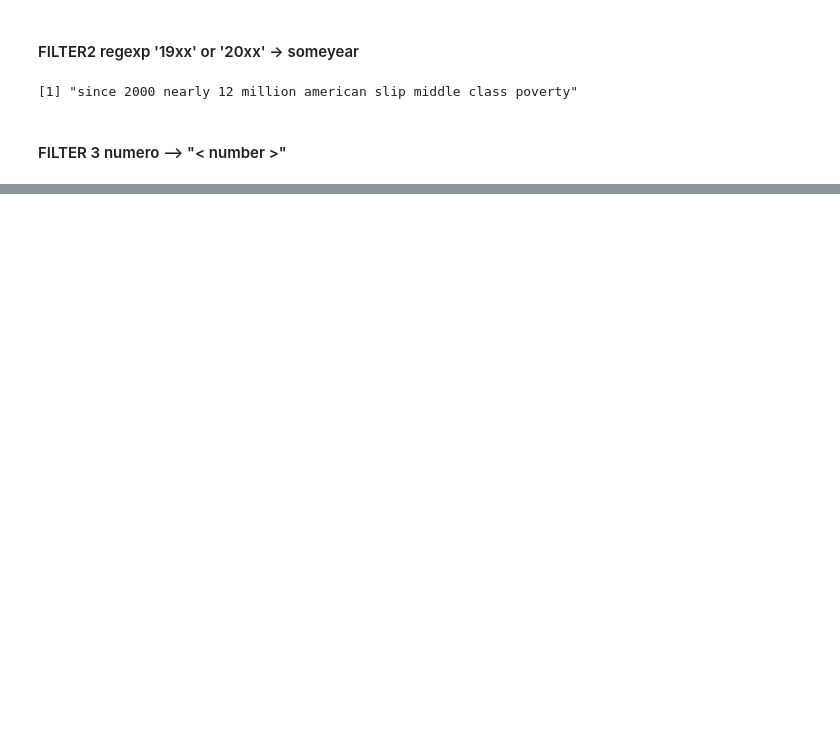
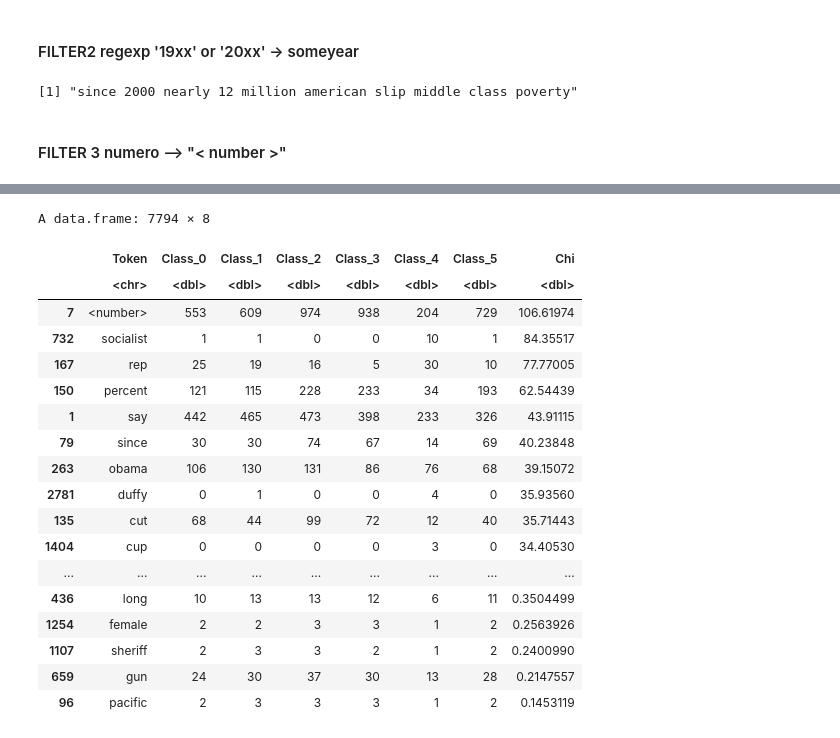
Before and after one commit to s1m0n32001/BayesianFakeNewsRecognition, a Jupyter notebook: read_split.ipynb, the cells around one changed output, grey strips where cells are left out. Saved outputs shown, nothing was run; the diff lists cells and outputs as text; code cells hidden in the pictures; blank space fills up the shorter version.

```diff
--- a/read_split.ipynb
+++ b/read_split.ipynb
@@ -248,0 +274,51 @@ A data.frame: 10 × 3
+# %%
+#CHI2
+
+CHIs <- rep(0, length(vocab.bool.df$Token))                     #Vector with Chi^2 values
+NCs <- hist(train.df$Labels,breaks=seq(-1,5),plot=FALSE)$counts #Number of documents for each class
+# %%
+for(i in 1:length(vocab.bool.df$Token)){
+    Chi <- 0
+    N.t <- sum(vocab.bool.df[i, 2:7])
+    N.nott <- n.records - N.t
+    for(class in 0:5){
+        N.c <- NCs[class + 1]
+        N.ct <- vocab.bool.df[i, class + 2]
+        E <- n.records * N.c/n.records * N.t/n.records
+        Chi <- Chi + (N.ct - E)^2 / E
+
+        # N_c,nontoken - E_c, nontoken
+        N.c.nott <- N.c - N.ct
+        E <- n.records * N.c/n.records * N.nott/n.records
+        Chi <- Chi + (N.c.nott - E)^2 / E
+    }
+
+    CHIs[i] <- Chi
+}
+# %%
+#Now CHIs contains the chi^2 for each token --> let's try ranking them
+vocab.df$Chi <- CHIs
+# %%
+vocab.bool.df$Chi <- CHIs
+# %%
+vocab.df[order(vocab.df$Chi, decreasing = TRUE),]
+# %% [output]
+A data.frame: 7794 × 8
+|  | Token | Class_0 | Class_1 | Class_2 | Class_3 | Class_4 | Class_5 | Chi |
+|  | <chr> | <dbl> | <dbl> | <dbl> | <dbl> | <dbl> | <dbl> | <dbl> |
+| 7 | <number> | 553 | 609 | 974 | 938 | 204 | 729 | 106.61974 |
+| 732 | socialist | 1 | 1 | 0 | 0 | 10 | 1 | 84.35517 |
+| 167 | rep | 25 | 19 | 16 | 5 | 30 | 10 | 77.77005 |
+| 150 | percent | 121 | 115 | 228 | 233 | 34 | 193 | 62.54439 |
+| 1 | say | 442 | 465 | 473 | 398 | 233 | 326 | 43.91115 |
+| 79 | since | 30 | 30 | 74 | 67 | 14 | 69 | 40.23848 |
+| 263 | obama | 106 | 130 | 131 | 86 | 76 | 68 | 39.15072 |
+| 2781 | duffy | 0 | 1 | 0 | 0 | 4 | 0 | 35.93560 |
+| 135 | cut | 68 | 44 | 99 | 72 | 12 | 40 | 35.71443 |
+| 1404 | cup | 0 | 0 | 0 | 0 | 3 | 0 | 34.40530 |
+| ... | ... | ... | ... | ... | ... | ... | ... | ... |
+| 436 | long | 10 | 13 | 13 | 12 | 6 | 11 | 0.3504499 |
+| 1254 | female | 2 | 2 | 3 | 3 | 1 | 2 | 0.2563926 |
+| 1107 | sheriff | 2 | 3 | 3 | 2 | 1 | 2 | 0.2400990 |
+| 659 | gun | 24 | 30 | 37 | 30 | 13 | 28 | 0.2147557 |
+| 96 | pacific | 2 | 3 | 3 | 3 | 1 | 2 | 0.1453119 |
```
Also changed, not shown: parts of 31 cells of this notebook.
